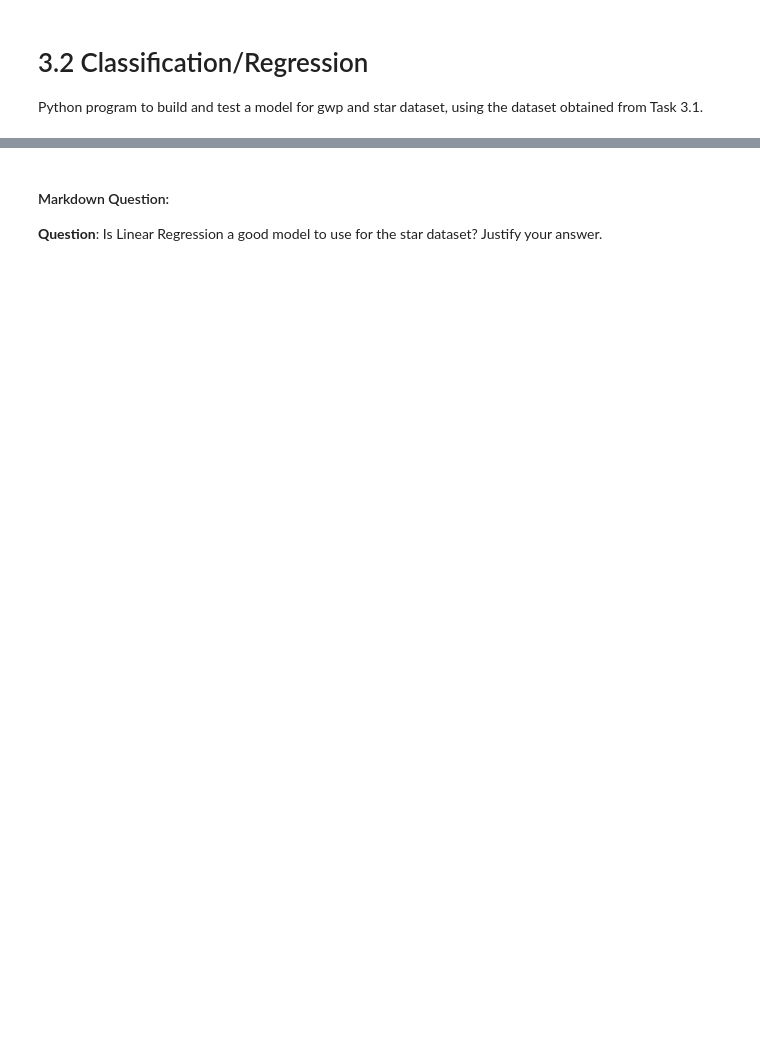
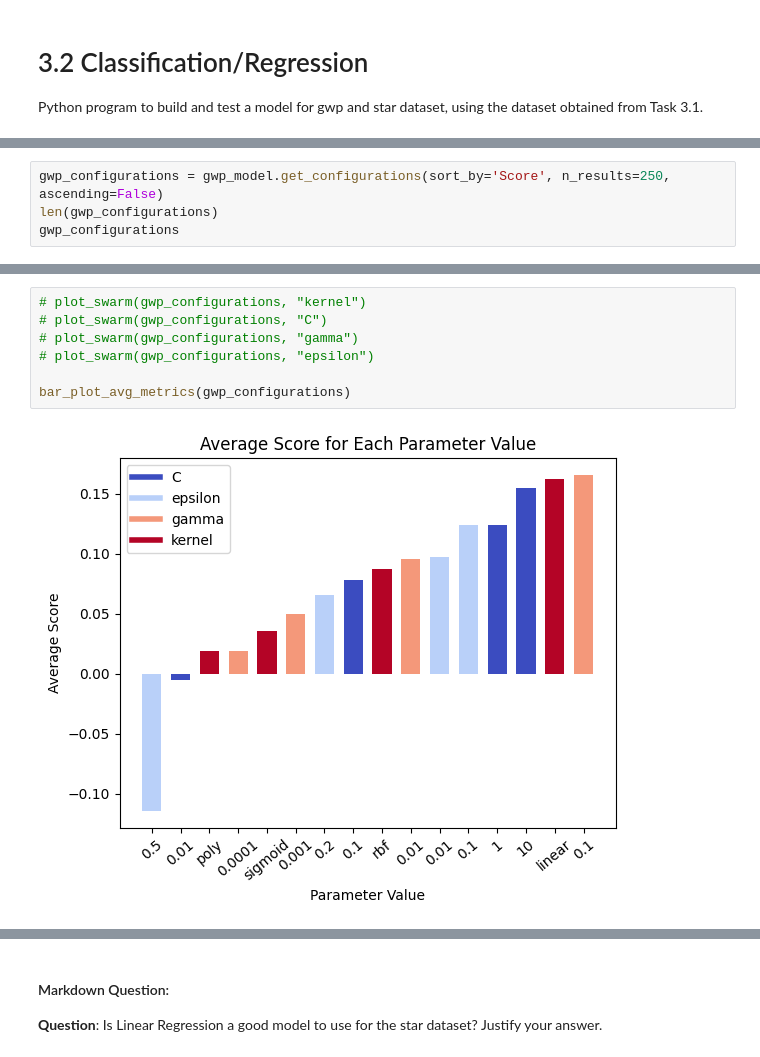
Before and after one commit to TNicko/DataMiningML, a Jupyter notebook: task3_2.ipynb, the cells around one changed output, grey strips where cells are left out. Drawn from its saved outputs; the diff is of its cells as text; blank space fills up the shorter version.

```diff
--- a/task3_2.ipynb
+++ b/task3_2.ipynb
@@ -148,0 +119,4 @@ SVC(probability=True)
+# %%
+gwp_configurations = gwp_model.get_configurations(sort_by='Score', n_results=250, ascending=False)
+len(gwp_configurations)
+gwp_configurations
@@ -148,0 +141,9 @@ SVC(probability=True)
+# %%
+# plot_swarm(gwp_configurations, "kernel")
+# plot_swarm(gwp_configurations, "C")
+# plot_swarm(gwp_configurations, "gamma")
+# plot_swarm(gwp_configurations, "epsilon")
+
+bar_plot_avg_metrics(gwp_configurations)
+# %% [output]
+[figure, added]
```
Also changed, not shown: parts of 24 cells of this notebook, 10 other files.
